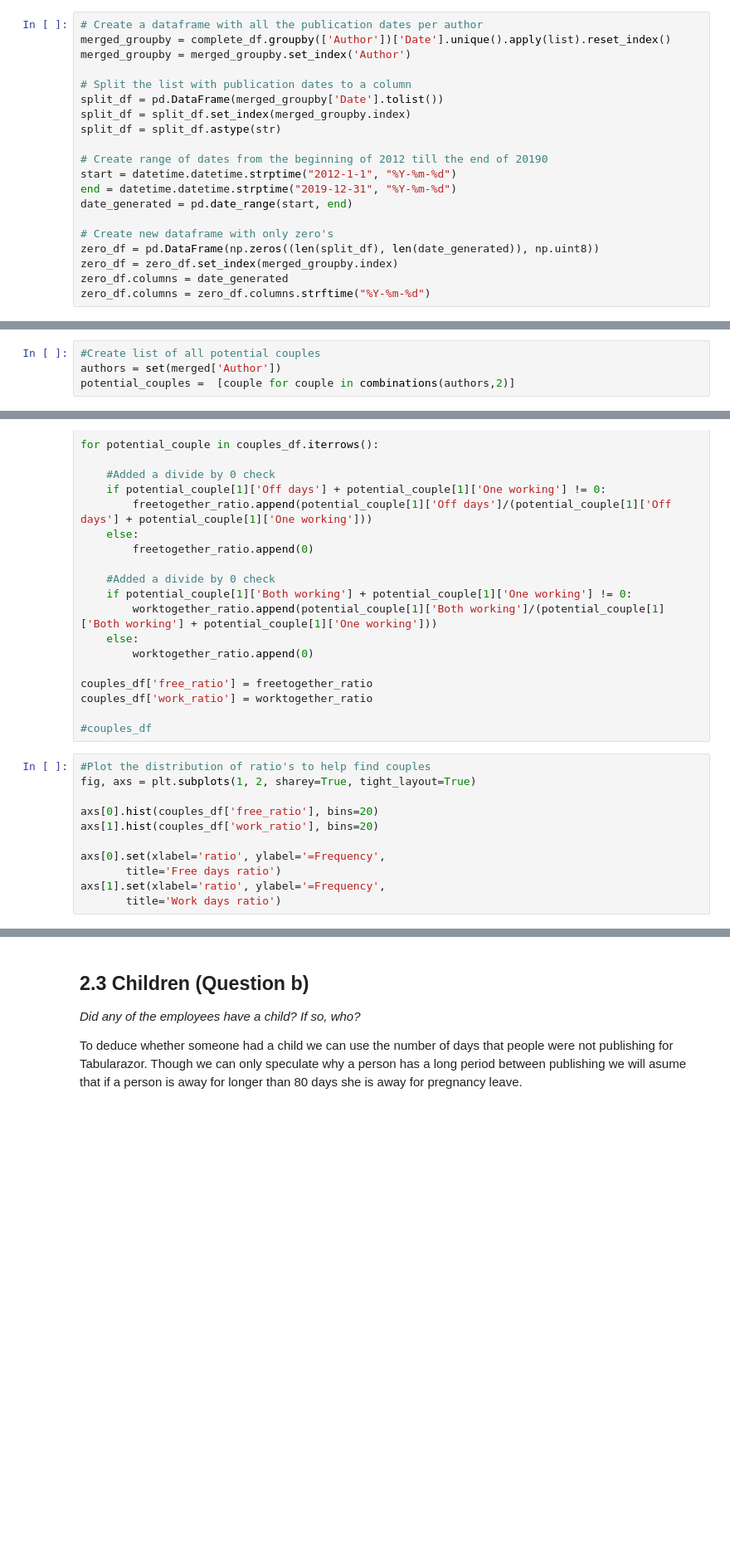
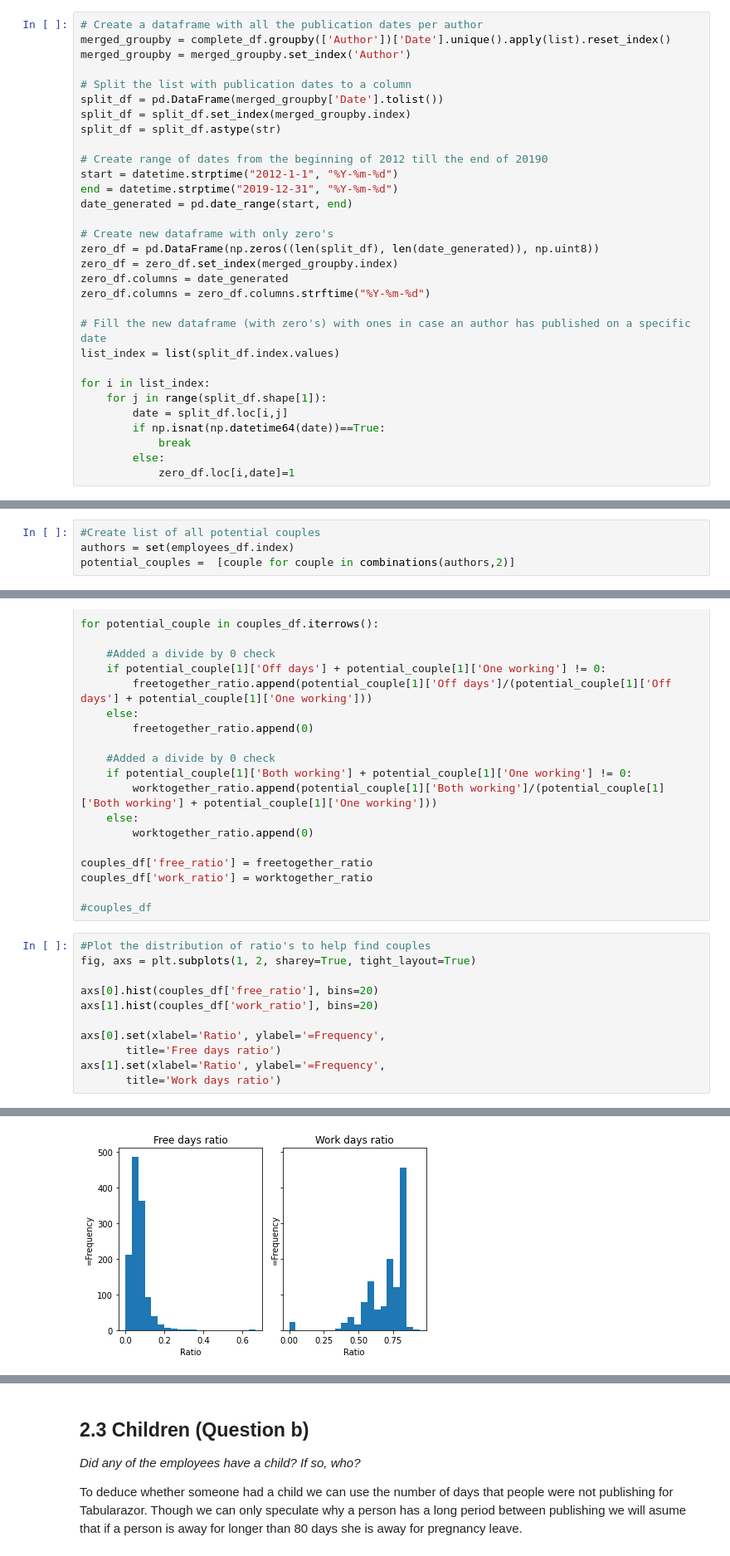
Before and after one commit to eboateng/FoDA, a Jupyter notebook: Assignment 3/Assignment 3.ipynb, the cells around one changed output, grey strips where cells are left out. Shown at 83% size. Saved outputs shown, nothing was run; the diff lists cells and outputs as text; blank space fills up the shorter version.

```diff
--- a/Assignment 3/Assignment 3.ipynb
+++ b/Assignment 3/Assignment 3.ipynb
@@ -213,8 +217,8 @@ split_df = split_df.set_index(merged_groupby.index)
 split_df = split_df.astype(str)
 
 # Create range of dates from the beginning of 2012 till the end of 20190
-start = datetime.datetime.strptime("2012-1-1", "%Y-%m-%d")
-end = datetime.datetime.strptime("2019-12-31", "%Y-%m-%d")
+start = datetime.strptime("2012-1-1", "%Y-%m-%d")
+end = datetime.strptime("2019-12-31", "%Y-%m-%d")
 date_generated = pd.date_range(start, end)
 
 # Create new dataframe with only zero's
@@ -222,3 +226,14 @@ zero_df = pd.DataFrame(np.zeros((len(split_df), len(date_generated)), np.uint8))
 zero_df = zero_df.set_index(merged_groupby.index)
 zero_df.columns = date_generated
 zero_df.columns = zero_df.columns.strftime("%Y-%m-%d")
+
+# Fill the new dataframe (with zero's) with ones in case an author has published on a specific date
+list_index = list(split_df.index.values)
+
+for i in list_index:
+    for j in range(split_df.shape[1]):
+        date = split_df.loc[i,j]
+        if np.isnat(np.datetime64(date))==True:
+            break
+        else:
+            zero_df.loc[i,date]=1
@@ -306,5 +311,5 @@ for i in list(employees_df.index.values):
 The first test that will be conducted is whether there are couples among the authors and if they are still together.
 # %%
 #Create list of all potential couples
-authors = set(merged['Author'])
+authors = set(employees_df.index)
 potential_couples =  [couple for couple in combinations(authors,2)]
@@ -419,7 +422,8 @@ fig, axs = plt.subplots(1, 2, sharey=True, tight_layout=True)
 axs[0].hist(couples_df['free_ratio'], bins=20)
 axs[1].hist(couples_df['work_ratio'], bins=20)
 
-axs[0].set(xlabel='ratio', ylabel='=Frequency',
+axs[0].set(xlabel='Ratio', ylabel='=Frequency',
        title='Free days ratio')
-axs[1].set(xlabel='ratio', ylabel='=Frequency',
+axs[1].set(xlabel='Ratio', ylabel='=Frequency',
        title='Work days ratio')
+# %% [output]
@@ -426,3 +433,4 @@ axs[1].set(xlabel='ratio', ylabel='=Frequency',
+[figure, added]
 # %%
 couples = []
 
```
Also changed, not shown: parts of 29 cells of this notebook.
